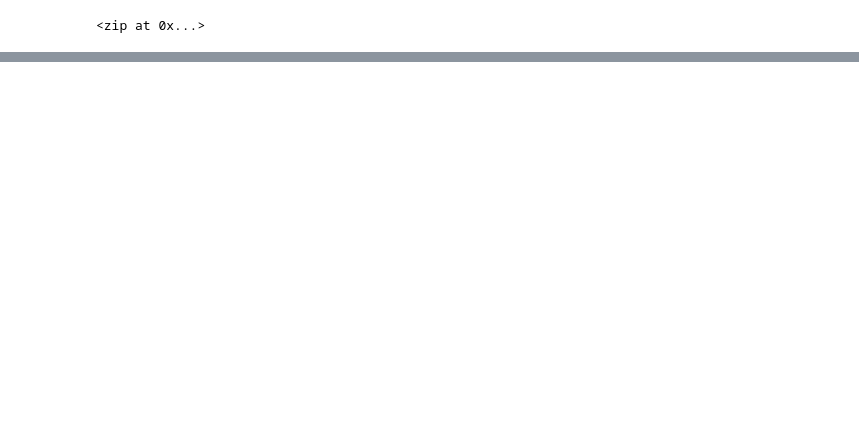
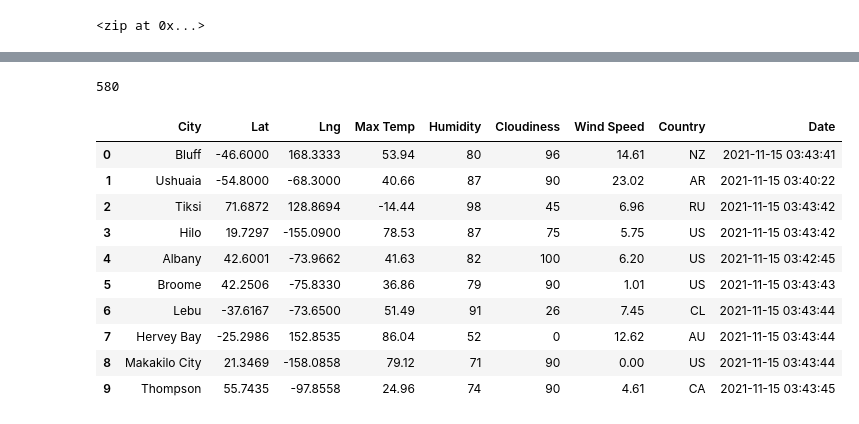
Before and after one commit to pato7mx/World_Weather_Analysis, a Jupyter notebook: WeatherPy.ipynb, the cells around one changed output, grey strips where cells are left out. Cells and saved outputs as stored; diff of their text form; code cells hidden in the pictures; blank space fills up the shorter version.

Commit message:
Modifying gitignore and adding WeatherPy

```diff
--- a/WeatherPy.ipynb
+++ b/WeatherPy.ipynb
@@ -33,0 +37,3 @@ len(cities)
+# %%
+# Starting URL for Weather Map API Call.
+url = "http://api.openweathermap.org/data/2.5/weather?units=Imperial&APPID=" + weather_api_key
@@ -33,0 +124,20 @@ len(cities)
+# %%
+len(city_data)
+# %% [output]
+580
+# %%
+# Convert the array of dictionaries to a Pandas DataFrame.
+city_data_df = pd.DataFrame(city_data)
+city_data_df.head(10)
+# %% [output]
+|  | City | Lat | Lng | Max Temp | Humidity | Cloudiness | Wind Speed | Country | Date |
+| 0 | Bluff | -46.6000 | 168.3333 | 53.94 | 80 | 96 | 14.61 | NZ | 2021-11-15 03:43:41 |
+| 1 | Ushuaia | -54.8000 | -68.3000 | 40.66 | 87 | 90 | 23.02 | AR | 2021-11-15 03:40:22 |
+| 2 | Tiksi | 71.6872 | 128.8694 | -14.44 | 98 | 45 | 6.96 | RU | 2021-11-15 03:43:42 |
+| 3 | Hilo | 19.7297 | -155.0900 | 78.53 | 87 | 75 | 5.75 | US | 2021-11-15 03:43:42 |
+| 4 | Albany | 42.6001 | -73.9662 | 41.63 | 82 | 100 | 6.20 | US | 2021-11-15 03:42:45 |
+| 5 | Broome | 42.2506 | -75.8330 | 36.86 | 79 | 90 | 1.01 | US | 2021-11-15 03:43:43 |
+| 6 | Lebu | -37.6167 | -73.6500 | 51.49 | 91 | 26 | 7.45 | CL | 2021-11-15 03:43:44 |
+| 7 | Hervey Bay | -25.2986 | 152.8535 | 86.04 | 52 | 0 | 12.62 | AU | 2021-11-15 03:43:44 |
+| 8 | Makakilo City | 21.3469 | -158.0858 | 79.12 | 71 | 90 | 0.00 | US | 2021-11-15 03:43:44 |
+| 9 | Thompson | 55.7435 | -97.8558 | 24.96 | 74 | 90 | 4.61 | CA | 2021-11-15 03:43:45 |
```
Also changed, not shown: parts of 8 cells of this notebook, 6 other files.
